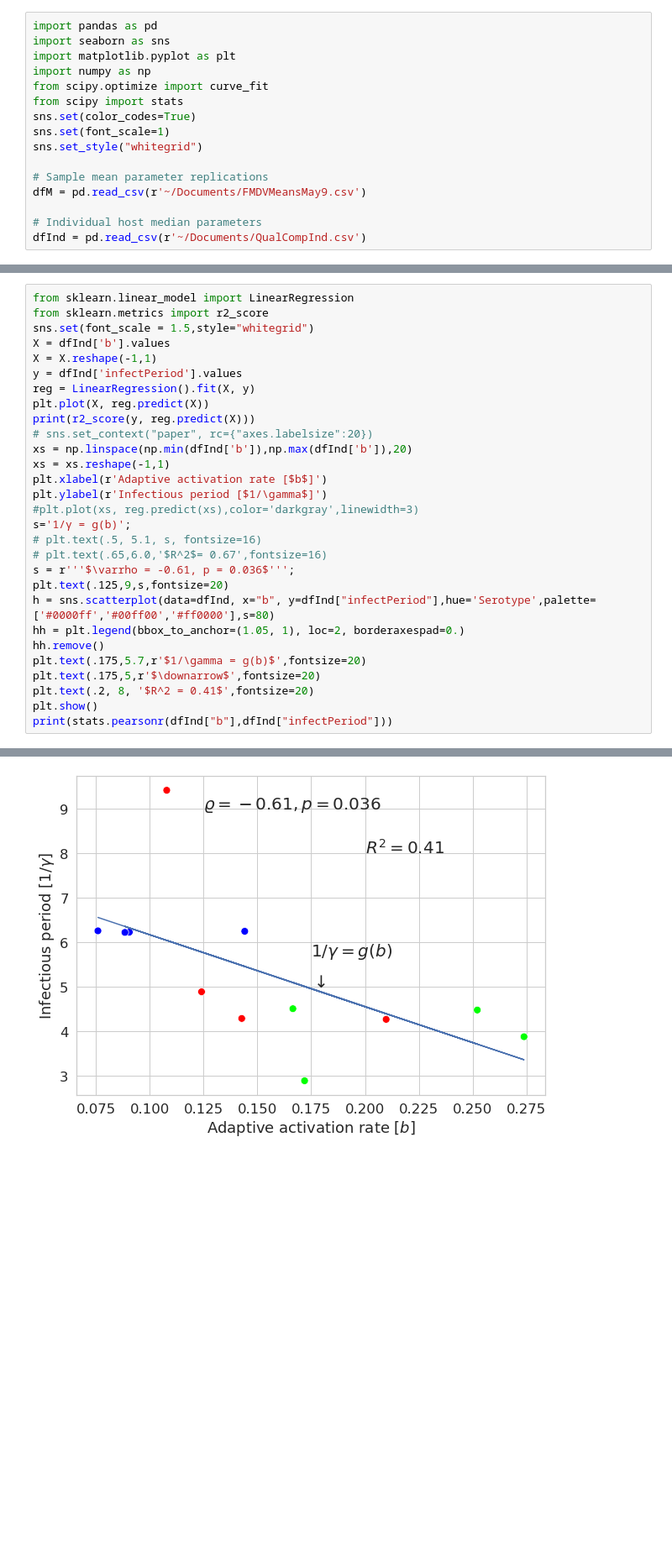
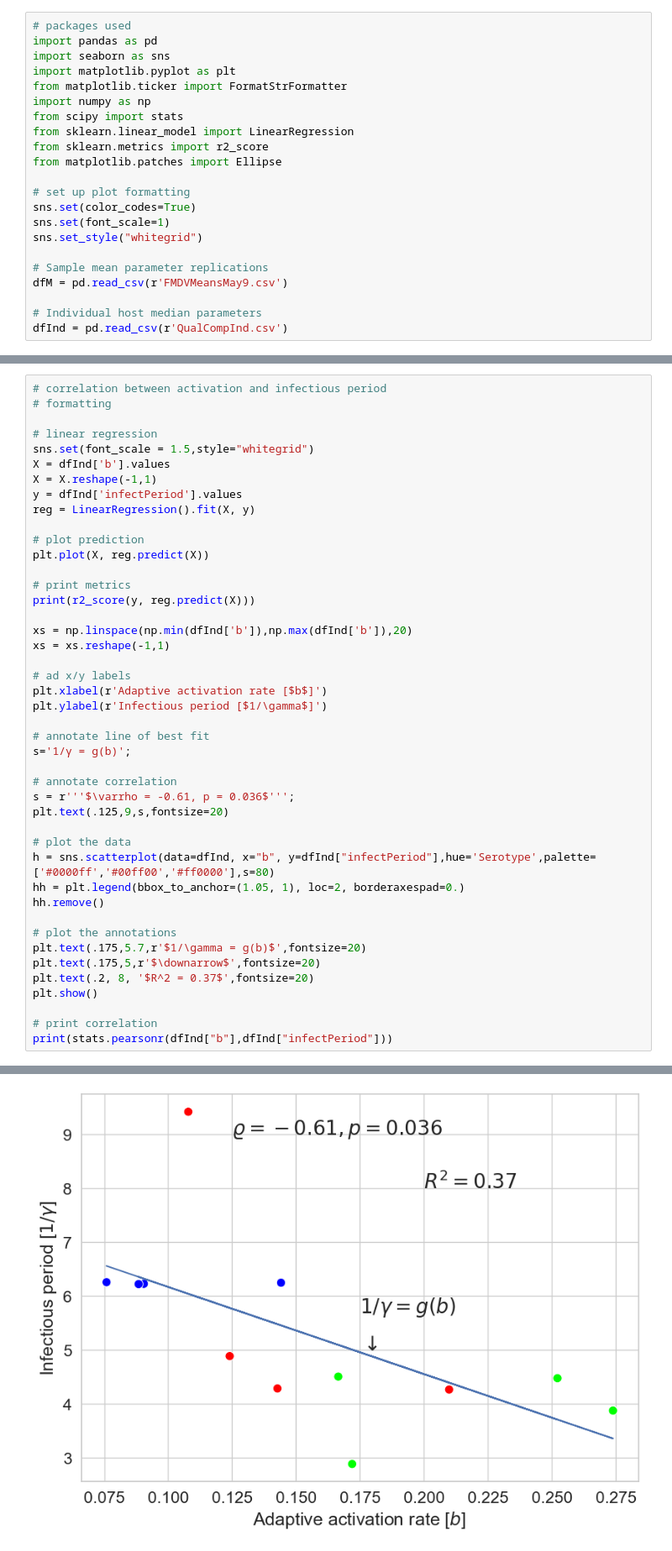
Before and after one commit to MacdonaldJoshuaCaleb/FMDV-Fitting-Bootstrap, a Jupyter notebook: Output_analysis/Fitting_Analysis.ipynb, the cells around one changed output, grey strips where cells are left out. Shown at 84% size. Drawn from its saved outputs; the diff is of its cells as text; blank space fills up the shorter version.

```diff
--- a/Output_analysis/Fitting_Analysis.ipynb
+++ b/Output_analysis/Fitting_Analysis.ipynb
@@ -1,17 +1,23 @@
 # %%
+# packages used
 import pandas as pd
 import seaborn as sns
 import matplotlib.pyplot as plt
+from matplotlib.ticker import FormatStrFormatter
 import numpy as np
-from scipy.optimize import curve_fit
 from scipy import stats
+from sklearn.linear_model import LinearRegression
+from sklearn.metrics import r2_score
+from matplotlib.patches import Ellipse
+
+# set up plot formatting
 sns.set(color_codes=True)
 sns.set(font_scale=1)
 sns.set_style("whitegrid")
 
 # Sample mean parameter replications
-dfM = pd.read_csv(r'~/Documents/FMDVMeansMay9.csv')
+dfM = pd.read_csv(r'FMDVMeansMay9.csv')
 
 # Individual host median parameters
-dfInd = pd.read_csv(r'~/Documents/QualCompInd.csv')
+dfInd = pd.read_csv(r'QualCompInd.csv')
 # %%
@@ -243,32 +266,47 @@ stats.pearsonr(dfInd['r'],dfInd['Transmission'])
 # %%
-from sklearn.linear_model import LinearRegression
-from sklearn.metrics import r2_score
+# correlation between activation and infectious period
+# formatting
+
+# linear regression
 sns.set(font_scale = 1.5,style="whitegrid")
 X = dfInd['b'].values
 X = X.reshape(-1,1)
 y = dfInd['infectPeriod'].values
 reg = LinearRegression().fit(X, y)
+
+# plot prediction
 plt.plot(X, reg.predict(X))
+
+# print metrics
 print(r2_score(y, reg.predict(X)))
-# sns.set_context("paper", rc={"axes.labelsize":20})
+
 xs = np.linspace(np.min(dfInd['b']),np.max(dfInd['b']),20)
 xs = xs.reshape(-1,1)
+
+# ad x/y labels
 plt.xlabel(r'Adaptive activation rate [$b$]')
 plt.ylabel(r'Infectious period [$1/\gamma$]')
-#plt.plot(xs, reg.predict(xs),color='darkgray',linewidth=3)
+
+# annotate line of best fit
 s='1/γ = g(b)';
-# plt.text(.5, 5.1, s, fontsize=16)
-# plt.text(.65,6.0,'$R^2$= 0.67',fontsize=16)
+
+# annotate correlation
 s = r'''$\varrho = -0.61, p = 0.036$''';
 plt.text(.125,9,s,fontsize=20)
+
+# plot the data
 h = sns.scatterplot(data=dfInd, x="b", y=dfInd["infectPeriod"],hue='Serotype',palette=['#0000ff','#00ff00','#ff0000'],s=80)
 hh = plt.legend(bbox_to_anchor=(1.05, 1), loc=2, borderaxespad=0.)
 hh.remove()
+
+# plot the annotations
 plt.text(.175,5.7,r'$1/\gamma = g(b)$',fontsize=20)
 plt.text(.175,5,r'$\downarrow$',fontsize=20)
-plt.text(.2, 8, '$R^2 = 0.41$',fontsize=20)
+plt.text(.2, 8, '$R^2 = 0.37$',fontsize=20)
 plt.show()
+
+# print correlation
 print(stats.pearsonr(dfInd["b"],dfInd["infectPeriod"]))
 # %% [output]
 0.3708180435533176
-[figure, old version]
+[figure, new version]
```
Also changed, not shown: parts of 9 cells of this notebook, 3 other files.
